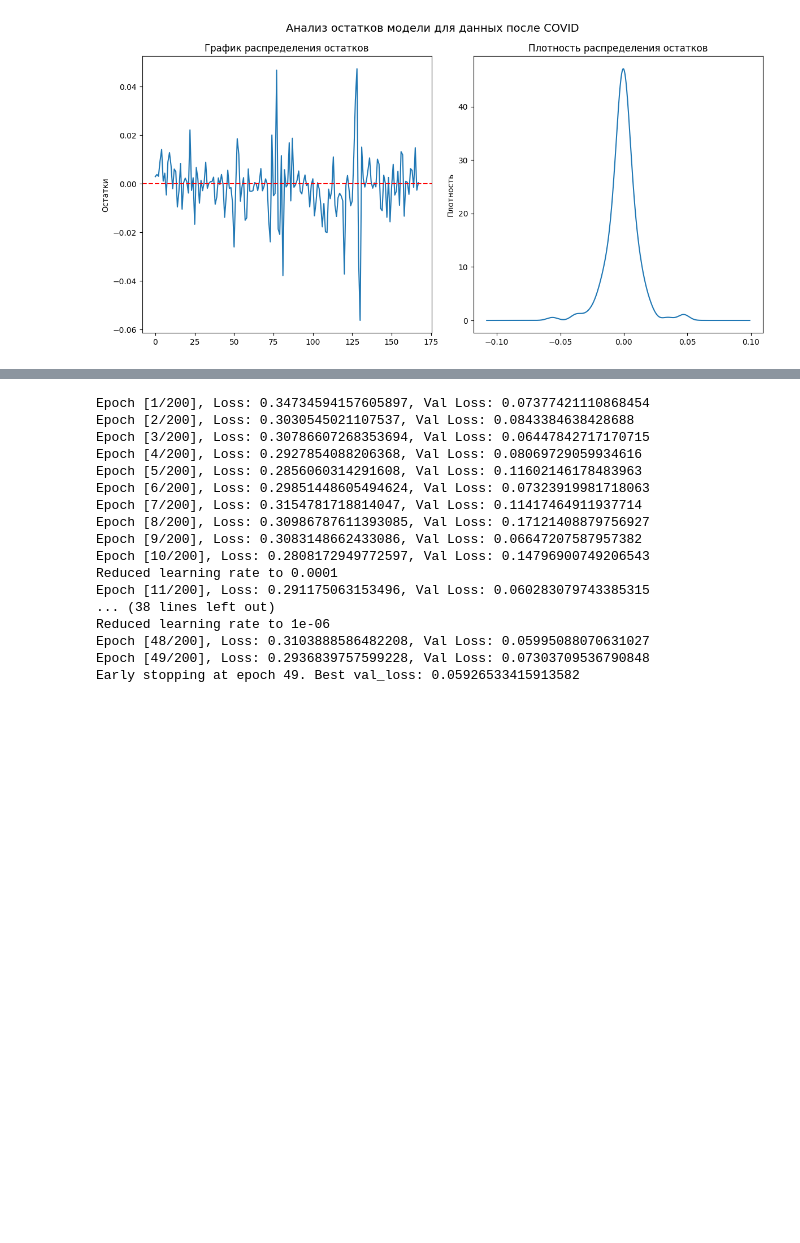
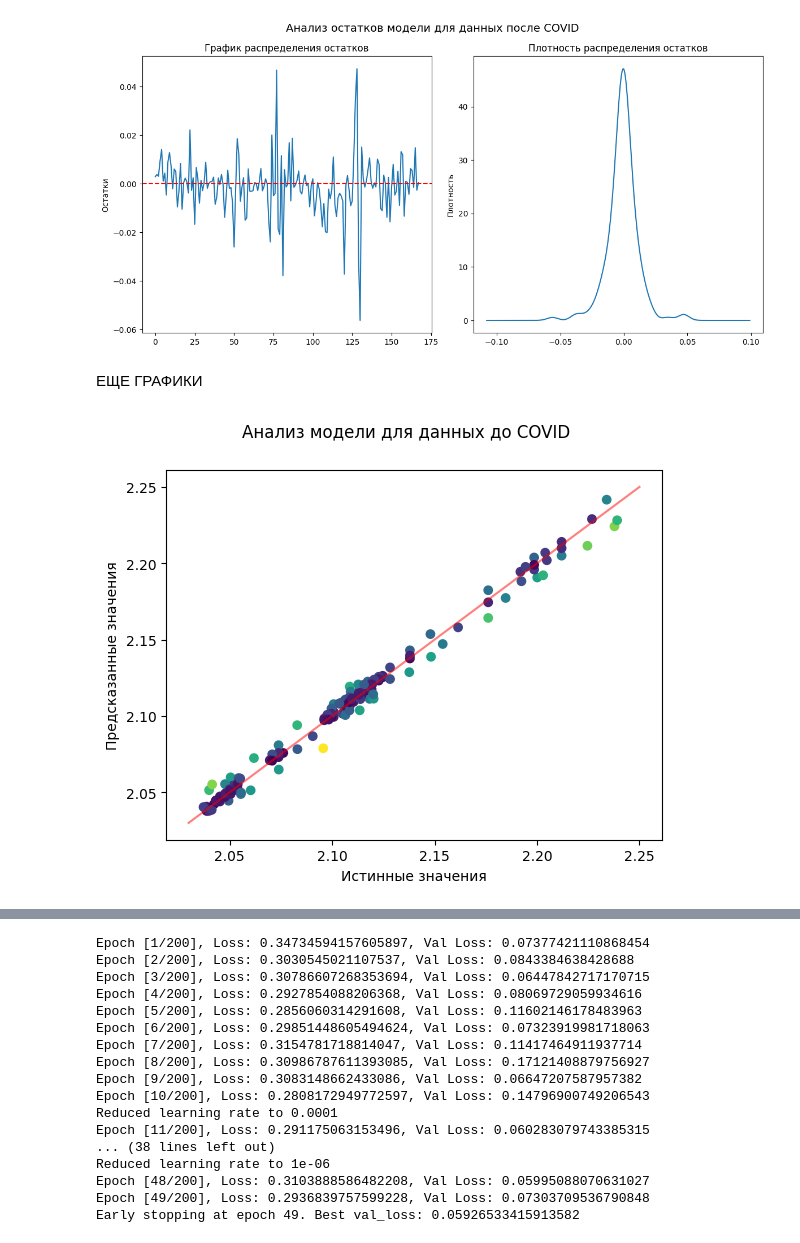
Before and after one commit to InnerShadow/UDSpredictor, a Jupyter notebook: src/demo.ipynb, the cells around one changed output, grey strips where cells are left out. Drawn from its saved outputs; the diff is of its cells as text; code cells hidden in the pictures; blank space fills up the shorter version.

```diff
--- a/src/demo.ipynb
+++ b/src/demo.ipynb
@@ -355,3 +347,28 @@ plt.tight_layout()
 plt.show()
 # %% [output]
 [figure]
+# %% [markdown]
+ЕЩЕ ГРАФИКИ
+# %%
+import numpy as np
+import pandas as pd
+import matplotlib.pyplot as plt
+from statsmodels.graphics.tsaplots import plot_acf, plot_pacf
+
+y_test_pre = np.load('C:\\project\\y_test(1).npy').ravel()
+predicted_values_pre = np.load('C:\\project\\predicted_values(1).npy').ravel()
+
+y_test_post = np.load('C:\\project\\y_test.npy').ravel()
+predicted_values_post = np.load('C:\\project\\predicted_values.npy').ravel()
+# %%
+plt.plot(np.arange(2.03, 2.25125, 0.01), np.arange(2.03, 2.25125, 0.01), c = 'red', alpha = 0.5)
+
+plt.scatter(y_test_pre, predicted_values_pre,
+            c = np.abs(y_test_pre - predicted_values_pre), cmap = 'viridis')
+
+plt.xlabel("Истинные значения")
+plt.ylabel("Предсказанные значения")
+plt.suptitle("Анализ модели для данных до COVID", fontsize = 12)
+plt.show()
+# %% [output]
+[figure, added]
```
Also changed, not shown: parts of 6 cells of this notebook.
